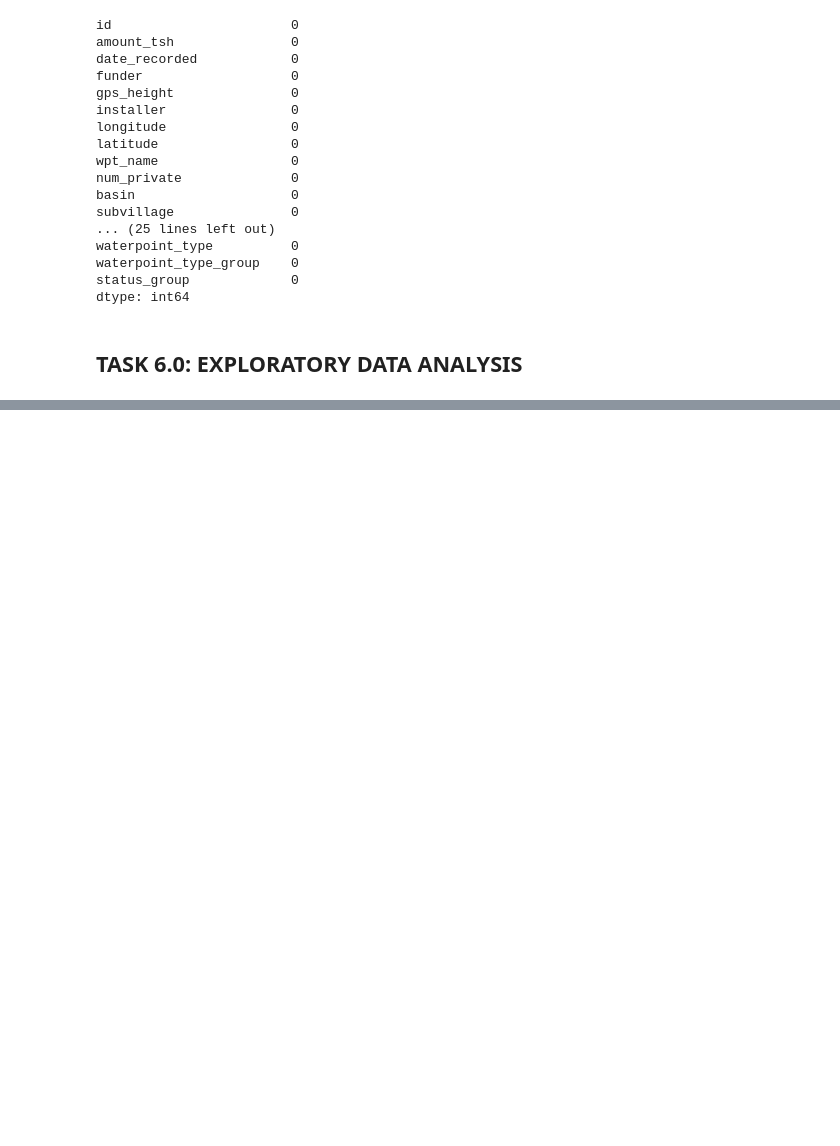
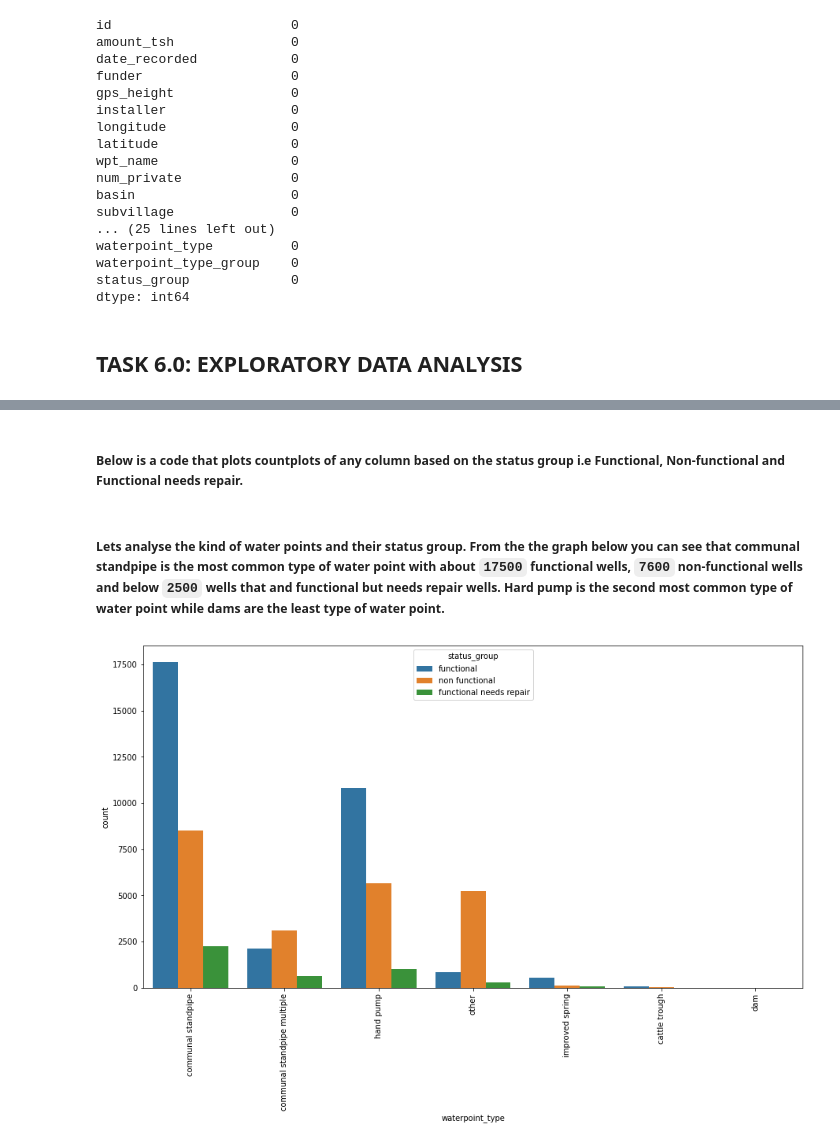
Before and after one commit to waitipeter/TANZANIA-WATER-WELLS-PROJECT, a Jupyter notebook: TanzaniaWaterWells (4).ipynb, the cells around one changed output, grey strips where cells are left out. Saved outputs shown, nothing was run; the diff lists cells and outputs as text; code cells hidden in the pictures; blank space fills up the shorter version.

```diff
--- a/TanzaniaWaterWells (4).ipynb
+++ b/TanzaniaWaterWells (4).ipynb
@@ -166,10 +166,10 @@ installer    3582
 dtype: int64
 # %%
 #filling the NaN values in the funder column with Not_given
-df['funder'].fillna("Not_given",inplace =True)
+df['funder'].fillna("unknown",inplace =True)
 # %%
 #filling the NaN values in the installer column with Not_given
-df['installer'].fillna("Not_given",inplace =True)
+df['installer'].fillna("unknown",inplace =True)
 # %%
 #check for null values
 df.isna().sum()
@@ -221,8 +221,8 @@ df.dropna(subset=['subvillage'], inplace = True)
 ##### In permit and public meeting column I will replace null values with false since the column is a true or false column. Since the data in permit colum was not given using logic these rows will be replcaed with false.
 # %%
 #filling the NaN values in the permit and public meeting column with false.
-df['permit'].fillna("False",inplace =True)
-df['public_meeting'].fillna("False",inplace =True)
+df['permit'].fillna(False,inplace =True)
+df['public_meeting'].fillna(False,inplace =True)
 # %%
 # check value counts in 'scheme_management'
 df['scheme_management'].value_counts()
@@ -270,0 +285,14 @@ dtype: int64
+# %% [markdown]
+##### Below is a code that plots countplots of any column based on the status group i.e Functional, Non-functional and Functional needs repair.
+# %%
+#Creating function to plot basic countplot for each column
+def count_plot(col):
+    plt.figure(figsize=(15,8))
+    plt.xticks(rotation=90)
+    ax= sns.countplot(x=col, hue="status_group", data=df)
+# %% [markdown]
+##### Lets analyse the kind of water points and their status group. From the the graph below you can see that communal standpipe is the most common type of water point with about `17500` functional wells, `7600` non-functional wells and below `2500` wells that and functional but needs repair wells. Hard pump is the second most common type of water point while dams are the least type of water point.
+# %%
+count_plot("waterpoint_type")
+# %% [output]
+[figure, added]
```
Also changed, not shown: parts of 17 cells of this notebook.
